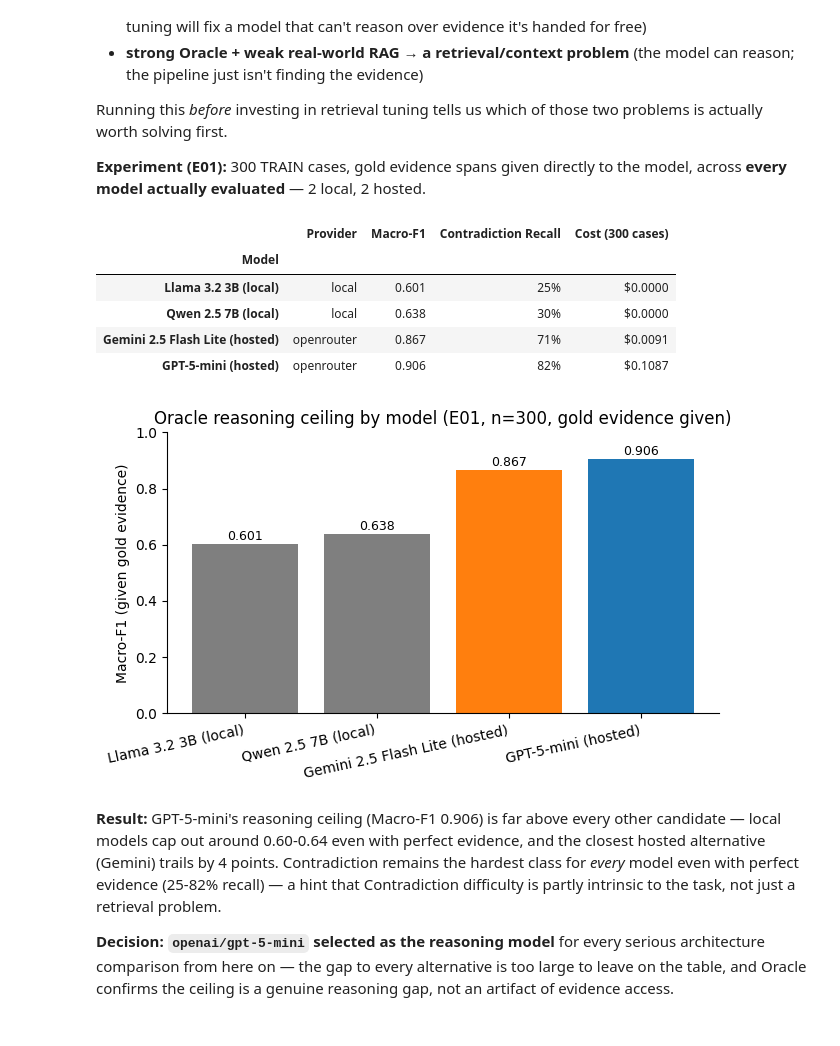
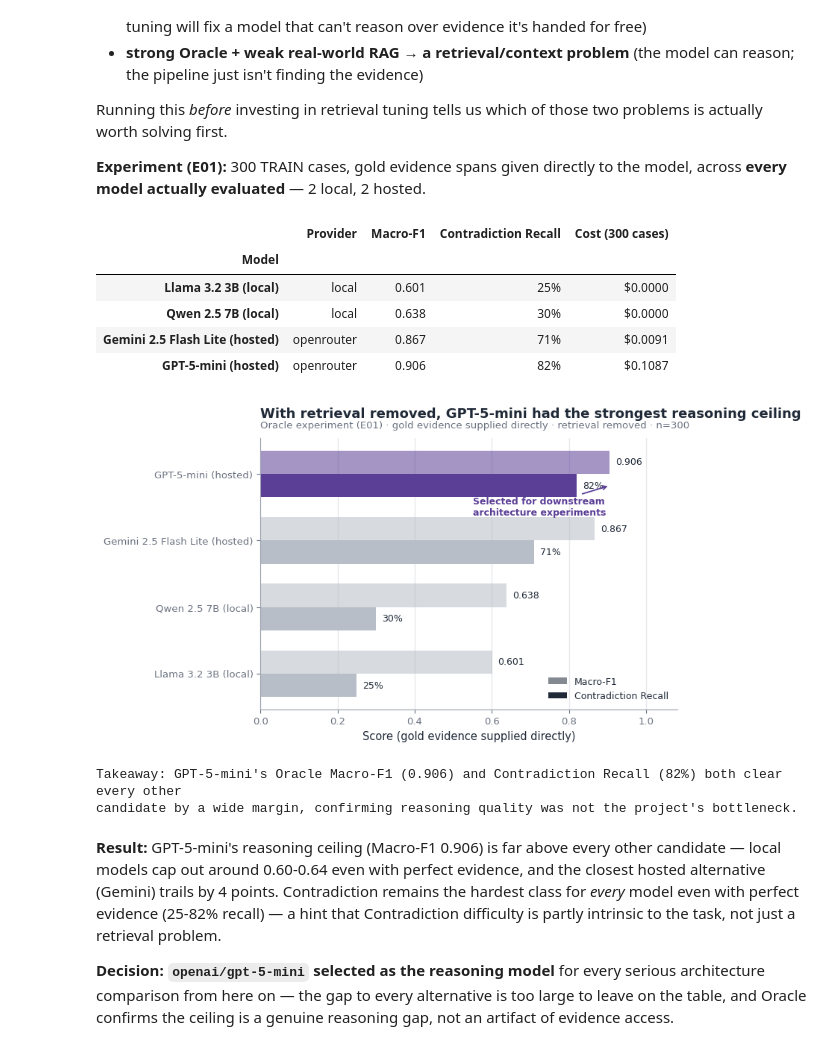
Before and after one commit to AsmithaUbaid/ndatrace, a Jupyter notebook: notebooks/NDATrace_Complete_Technical_Tour.ipynb, the cells around one changed output. Saved outputs shown, nothing was run; the diff lists cells and outputs as text; code cells hidden in the pictures.

```diff
--- a/notebooks/NDATrace_Complete_Technical_Tour.ipynb
+++ b/notebooks/NDATrace_Complete_Technical_Tour.ipynb
@@ -313,36 +383,54 @@ actually worth solving first.
 # %%
 e01 = load("experiments", "E01_oracle", "results", "e01_metrics.json")
 rows = []
 for name, key in [("Llama 3.2 3B (local)", "llama3.2:3b"), ("Qwen 2.5 7B (local)", "qwen2.5:7b-instruct"),
                    ("Gemini 2.5 Flash Lite (hosted)", "google/gemini-2.5-flash-lite"),
                    ("GPT-5-mini (hosted)", "openai/gpt-5-mini")]:
     m = e01[key]
     rows.append({"Model": name, "Provider": m["provider"], "Macro-F1": m["macro_f1"],
                  "Contradiction Recall": m["per_class_recall"]["Contradiction"]["recall"],
                  "Cost (300 cases)": f"${m['hosted_cost_usd']:.4f}"})
 df_oracle = pd.DataFrame(rows).set_index("Model")
 display(df_oracle.assign(**{"Macro-F1": df_oracle["Macro-F1"].map("{:.3f}".format),
                              "Contradiction Recall": df_oracle["Contradiction Recall"].map("{:.0%}".format)}))
 
-fig, ax = plt.subplots(figsize=(6.5, 4))
-colors = ["tab:gray", "tab:gray", "tab:orange", "tab:blue"]
-bars = ax.bar(df_oracle.index, df_oracle["Macro-F1"], color=colors)
-for b, v in zip(bars, df_oracle["Macro-F1"]):
-    ax.text(b.get_x() + b.get_width() / 2, v + 0.015, f"{v:.3f}", ha="center", fontsize=9)
-ax.set_ylabel("Macro-F1 (given gold evidence)")
-ax.set_ylim(0, 1.0)
-ax.set_title("Oracle reasoning ceiling by model (E01, n=300, gold evidence given)")
-plt.xticks(rotation=12, ha="right")
+models = df_oracle.index.tolist()
+bar_colors = [COLOR_SECONDARY, COLOR_SECONDARY, COLOR_SECONDARY, COLOR_WINNER]
+y = range(len(models))
+h = 0.35
+
+fig, ax = plt.subplots(figsize=(8, 4.8))
+b1 = ax.barh([i + h/2 for i in y], df_oracle["Macro-F1"], height=h, color=bar_colors, alpha=0.55)
+b2 = ax.barh([i - h/2 for i in y], df_oracle["Contradiction Recall"], height=h, color=bar_colors)
+for bars, vals, fmt in [(b1, df_oracle["Macro-F1"], "{:.3f}"), (b2, df_oracle["Contradiction Recall"], "{:.0%}")]:
+    for b, v in zip(bars, vals):
+        ax.text(b.get_width() + 0.015, b.get_y() + b.get_height()/2, fmt.format(v), va="center", fontsize=9, color=COLOR_TEXT)
+ax.set_yticks(list(y)); ax.set_yticklabels(models)
+ax.set_xlim(0, 1.08)
+ax.set_xlabel("Score (gold evidence supplied directly)")
+style_axes(ax, grid_axis="x")
+titled(ax, "With retrieval removed, GPT-5-mini had the strongest reasoning ceiling",
+       "Oracle experiment (E01) \u00b7 gold evidence supplied directly \u00b7 retrieval removed \u00b7 n=300")
+gpt_idx = models.index("GPT-5-mini (hosted)")
+ax.annotate("Selected for downstream\narchitecture experiments", xy=(df_oracle.iloc[gpt_idx]["Macro-F1"], gpt_idx - h/2),
+            xytext=(0.55, gpt_idx - 0.62), fontsize=9, color=COLOR_WINNER, fontweight="bold",
+            arrowprops=dict(arrowstyle="->", lw=1.3, color=COLOR_WINNER))
+handles = [plt.Rectangle((0, 0), 1, 1, fc=COLOR_TEXT, alpha=0.55), plt.Rectangle((0, 0), 1, 1, fc=COLOR_TEXT)]
+ax.legend(handles, ["Macro-F1", "Contradiction Recall"], loc="lower right", fontsize=9)
 plt.tight_layout()
 plt.show()
+print("Takeaway: GPT-5-mini's Oracle Macro-F1 (0.906) and Contradiction Recall (82%) both clear every other")
+print("candidate by a wide margin, confirming reasoning quality was not the project's bottleneck.")
 # %% [output]
 |  | Provider | Macro-F1 | Contradiction Recall | Cost (300 cases) |
 | Model |  |  |  |  |
 | Llama 3.2 3B (local) | local | 0.601 | 25% | $0.0000 |
 | Qwen 2.5 7B (local) | local | 0.638 | 30% | $0.0000 |
 | Gemini 2.5 Flash Lite (hosted) | openrouter | 0.867 | 71% | $0.0091 |
 | GPT-5-mini (hosted) | openrouter | 0.906 | 82% | $0.1087 |
-[figure, old version]
+[figure, new version]
+Takeaway: GPT-5-mini's Oracle Macro-F1 (0.906) and Contradiction Recall (82%) both clear every other
+candidate by a wide margin, confirming reasoning quality was not the project's bottleneck.
 # %% [markdown]
 **Result:** GPT-5-mini's reasoning ceiling (Macro-F1 0.906) is far above every other candidate —
 local models cap out around 0.60-0.64 even with perfect evidence, and the closest hosted
```
Also changed, not shown: parts of 17 cells of this notebook, 14 other files.
